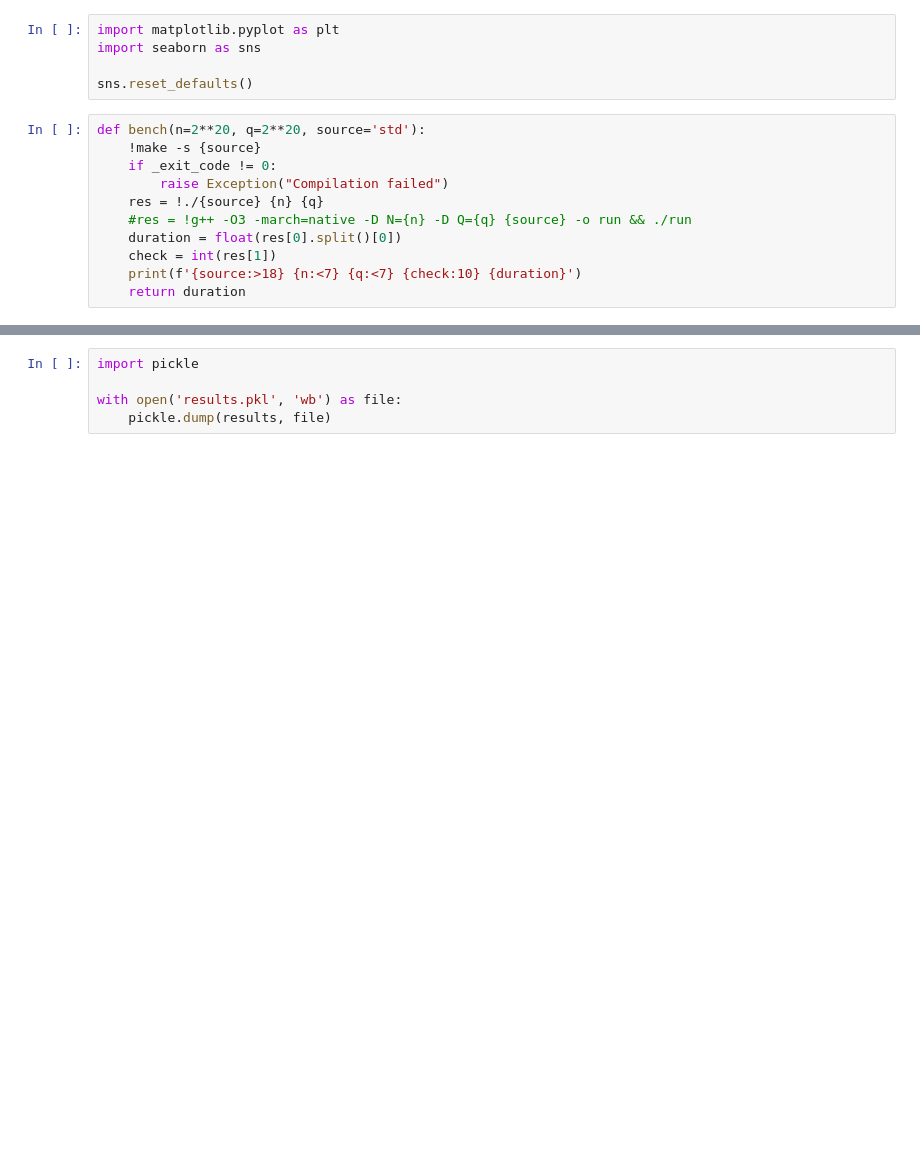
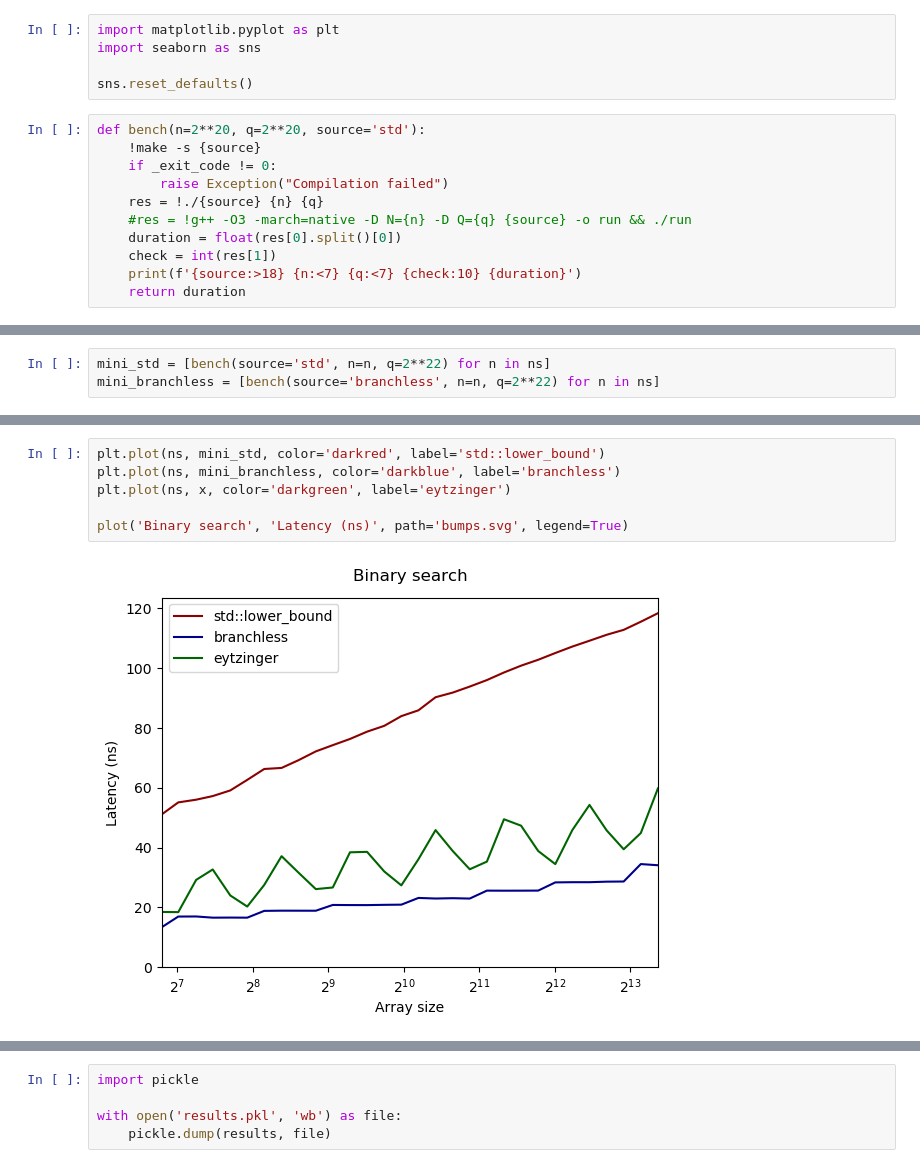
Before and after one commit to sslotin/amh-code, a Jupyter notebook: binsearch/plot.ipynb, the cells around one changed output, grey strips where cells are left out. Cells and saved outputs as stored; diff of their text form; blank space fills up the shorter version.

```diff
--- a/binsearch/plot.ipynb
+++ b/binsearch/plot.ipynb
@@ -16,0 +78,3 @@ def bench(n=2**20, q=2**20, source='std'):
+# %%
+mini_std = [bench(source='std', n=n, q=2**22) for n in ns]
+mini_branchless = [bench(source='branchless', n=n, q=2**22) for n in ns]
@@ -16,0 +99,8 @@ def bench(n=2**20, q=2**20, source='std'):
+# %%
+plt.plot(ns, mini_std, color='darkred', label='std::lower_bound')
+plt.plot(ns, mini_branchless, color='darkblue', label='branchless')
+plt.plot(ns, x, color='darkgreen', label='eytzinger')
+
+plot('Binary search', 'Latency (ns)', path='bumps.svg', legend=True)
+# %% [output]
+[figure, added]
```
Also changed, not shown: parts of 12 cells of this notebook, 4 other files.
